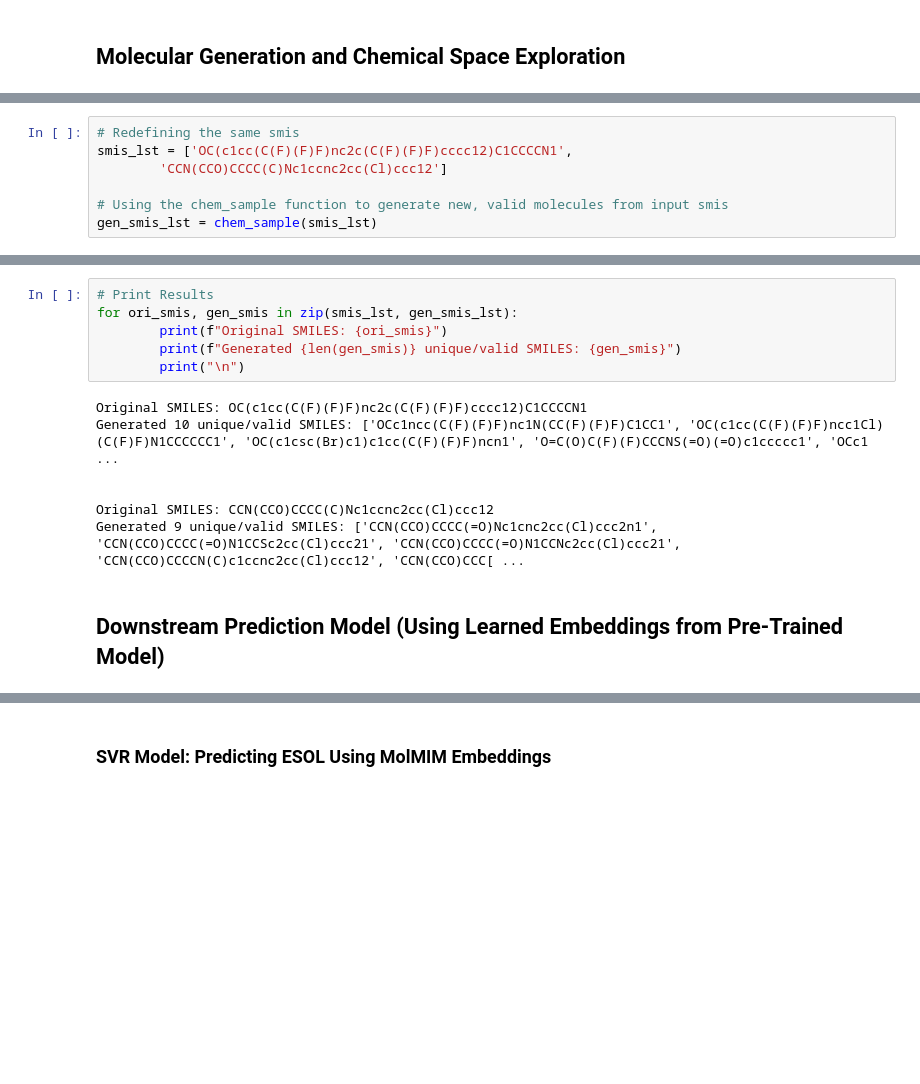
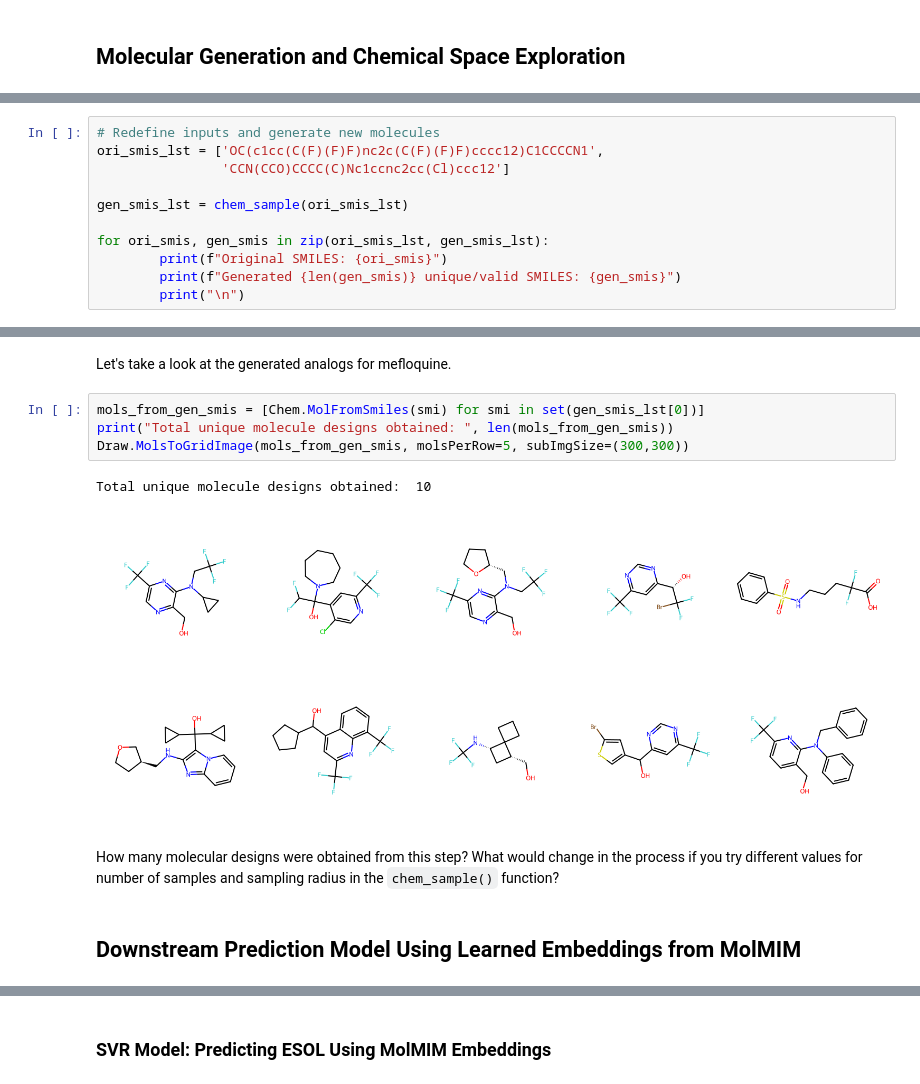
Before and after one commit to kushshah1/BioNeMo-Notebooks, a Jupyter notebook: molmim/molmim-inference.ipynb, the cells around one changed output, grey strips where cells are left out. Cells and saved outputs as stored; diff of their text form; blank space fills up the shorter version.

```diff
--- a/molmim/molmim-inference.ipynb
+++ b/molmim/molmim-inference.ipynb
@@ -205,8 +270,12 @@ def chem_sample(smis):
 # %%
-# Redefining the same smis
-smis_lst = ['OC(c1cc(C(F)(F)F)nc2c(C(F)(F)F)cccc12)C1CCCCN1',
-        'CCN(CCO)CCCC(C)Nc1ccnc2cc(Cl)ccc12']
+# Redefine inputs and generate new molecules
+ori_smis_lst = ['OC(c1cc(C(F)(F)F)nc2c(C(F)(F)F)cccc12)C1CCCCN1',
+                'CCN(CCO)CCCC(C)Nc1ccnc2cc(Cl)ccc12']
 
-# Using the chem_sample function to generate new, valid molecules from input smis
-gen_smis_lst = chem_sample(smis_lst)
+gen_smis_lst = chem_sample(ori_smis_lst)
+
+for ori_smis, gen_smis in zip(ori_smis_lst, gen_smis_lst):
+        print(f"Original SMILES: {ori_smis}")
+        print(f"Generated {len(gen_smis)} unique/valid SMILES: {gen_smis}")
+        print("\n")
 # %% [output]
@@ -214,15 +289,13 @@ gen_smis_lst = chem_sample(smis_lst)
-# %%
-# Print Results
-for ori_smis, gen_smis in zip(smis_lst, gen_smis_lst):
-        print(f"Original SMILES: {ori_smis}")
-        print(f"Generated {len(gen_smis)} unique/valid SMILES: {gen_smis}")
-        print("\n")
-# %% [output]
-Original SMILES: OC(c1cc(C(F)(F)F)nc2c(C(F)(F)F)cccc12)C1CCCCN1
-Generated 10 unique/valid SMILES: ['OCc1ncc(C(F)(F)F)nc1N(CC(F)(F)F)C1CC1', 'OC(c1cc(C(F)(F)F)ncc1Cl)(C(F)F)N1CCCCCC1', 'OC(c1csc(Br)c1)c1cc(C(F)(F)F)ncn1', 'O=C(O)C(F)(F)CCCNS(=O)(=O)c1ccccc1', 'OCc1 ...
-
-
-Original SMILES: CCN(CCO)CCCC(C)Nc1ccnc2cc(Cl)ccc12
-Generated 9 unique/valid SMILES: ['CCN(CCO)CCCC(=O)Nc1cnc2cc(Cl)ccc2n1', 'CCN(CCO)CCCC(=O)N1CCSc2cc(Cl)ccc21', 'CCN(CCO)CCCC(=O)N1CCNc2cc(Cl)ccc21', 'CCN(CCO)CCCCN(C)c1ccnc2cc(Cl)ccc12', 'CCN(CCO)CCC[ ...
+# %% [markdown]
+Let's take a look at the generated analogs for mefloquine.
+# %%
+mols_from_gen_smis = [Chem.MolFromSmiles(smi) for smi in set(gen_smis_lst[0])]
+print("Total unique molecule designs obtained: ", len(mols_from_gen_smis))
+Draw.MolsToGridImage(mols_from_gen_smis, molsPerRow=5, subImgSize=(300,300))
+# %% [output]
+Total unique molecule designs obtained:  10
+[figure, added]
+# %% [markdown]
+How many molecular designs were obtained from this step? What would change in the process if you try different values for number of samples and sampling radius in the `chem_sample()` function?
 # %% [markdown]
-## Downstream Prediction Model (Using Learned Embeddings from Pre-Trained Model)
+## Downstream Prediction Model Using Learned Embeddings from MolMIM
```
Also changed, not shown: parts of 43 cells of this notebook.
